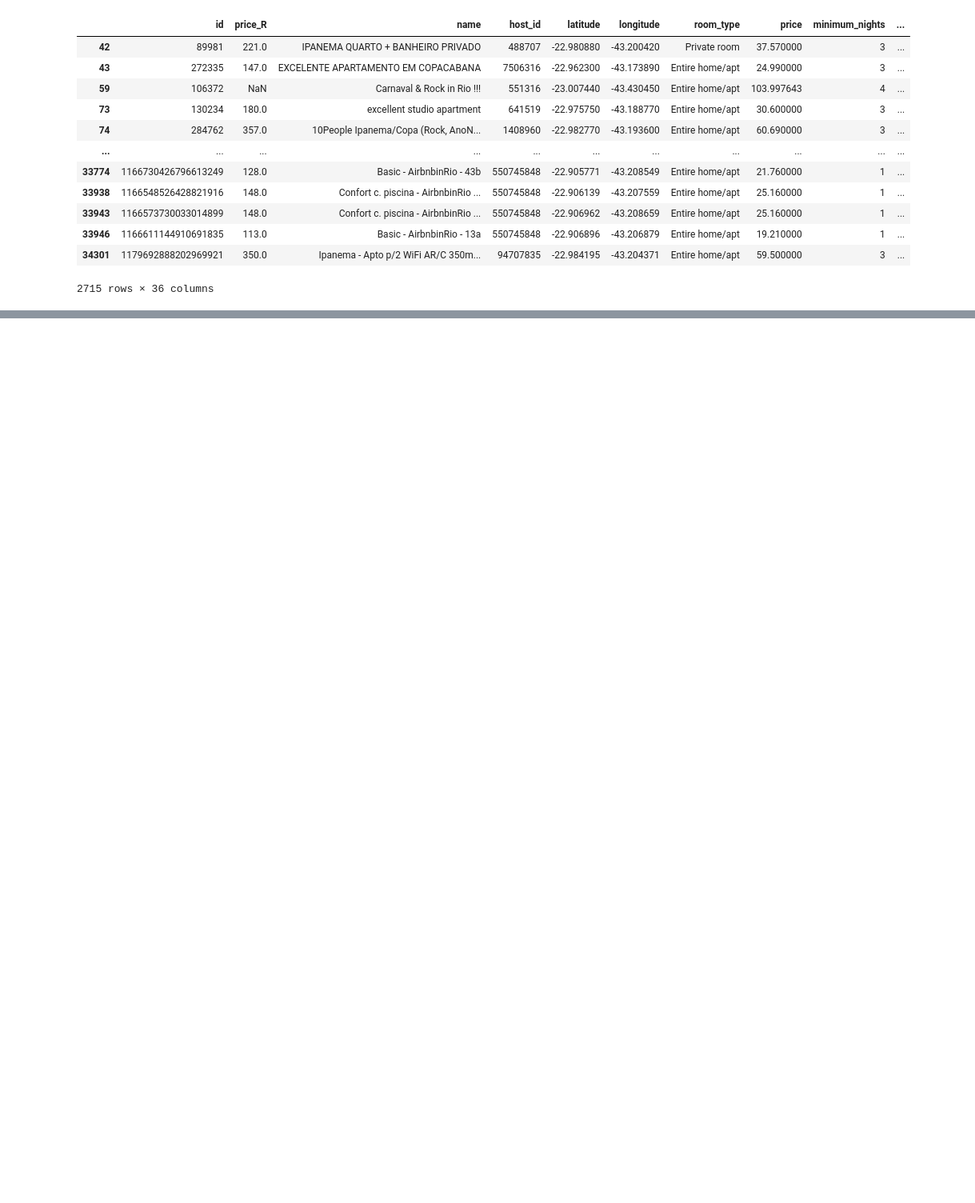
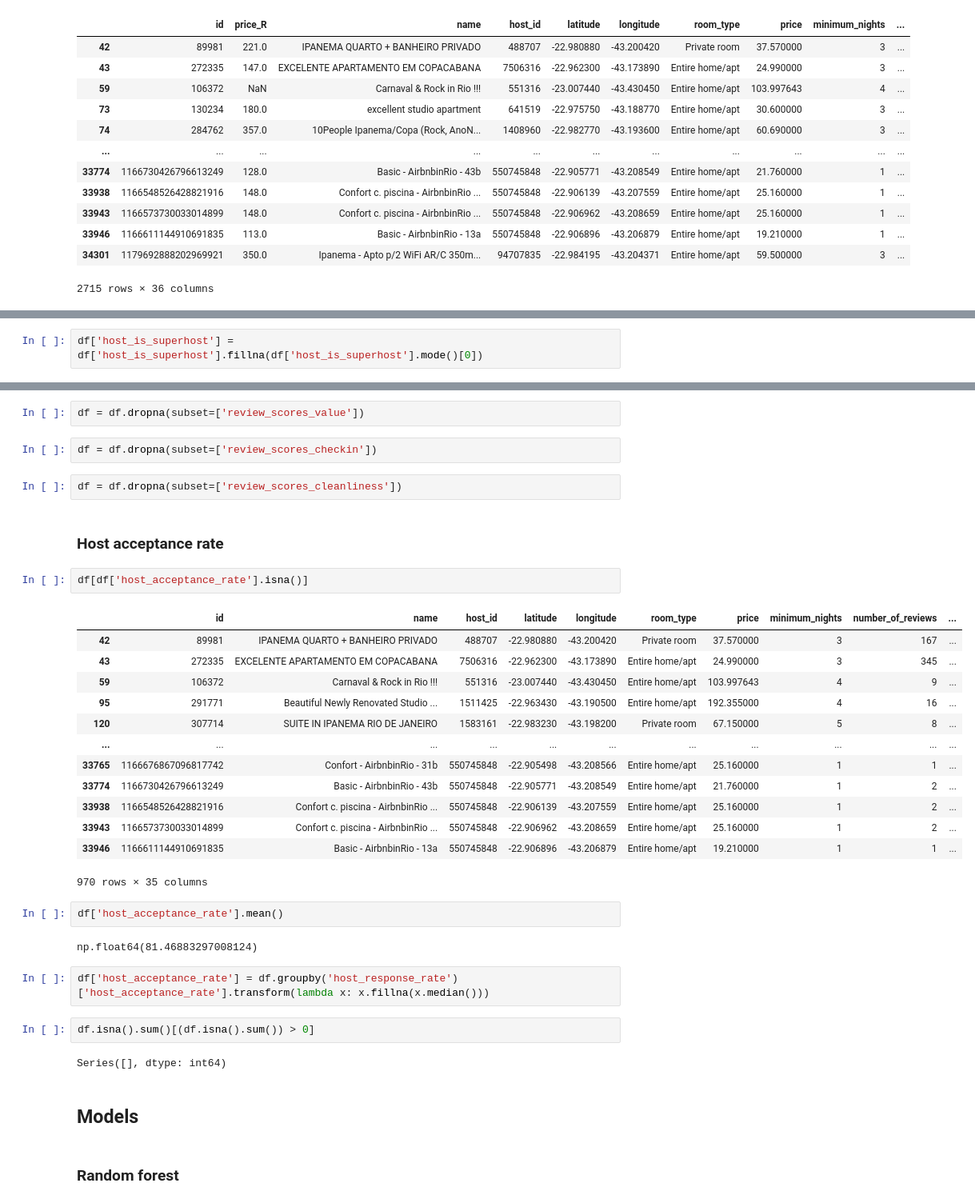
Before and after one commit to MarBenitez/airbnb-project, a Jupyter notebook: notebooks/testing_models.ipynb, the cells around one changed output, grey strips where cells are left out. Shown at 80% size. Cells and saved outputs as stored; diff of their text form; blank space fills up the shorter version.

Commit message:
handling missing values
handling missing values in notebook and implementing in data_cleaning and main

```diff
--- a/notebooks/testing_models.ipynb
+++ b/notebooks/testing_models.ipynb
@@ -134,0 +165,2 @@ df[df['host_response_time'].isna()]
+# %%
+df['host_is_superhost'] = df['host_is_superhost'].fillna(df['host_is_superhost'].mode()[0])
@@ -134,0 +188,38 @@ df[df['host_response_time'].isna()]
+# %%
+df = df.dropna(subset=['review_scores_value'])
+# %%
+df = df.dropna(subset=['review_scores_checkin'])
+# %%
+df = df.dropna(subset=['review_scores_cleanliness'])
+# %% [markdown]
+### Host acceptance rate
+# %%
+df[df['host_acceptance_rate'].isna()]
+# %% [output]
+|  | id | name | host_id | latitude | longitude | room_type | price | minimum_nights | number_of_reviews | ... |
+| 42 | 89981 | IPANEMA QUARTO + BANHEIRO PRIVADO | 488707 | -22.980880 | -43.200420 | Private room | 37.570000 | 3 | 167 | ... |
+| 43 | 272335 | EXCELENTE APARTAMENTO EM COPACABANA | 7506316 | -22.962300 | -43.173890 | Entire home/apt | 24.990000 | 3 | 345 | ... |
+| 59 | 106372 | Carnaval & Rock in Rio !!! | 551316 | -23.007440 | -43.430450 | Entire home/apt | 103.997643 | 4 | 9 | ... |
+| 95 | 291771 | Beautiful Newly Renovated Studio ... | 1511425 | -22.963430 | -43.190500 | Entire home/apt | 192.355000 | 4 | 16 | ... |
+| 120 | 307714 | SUITE IN IPANEMA RIO DE JANEIRO | 1583161 | -22.983230 | -43.198200 | Private room | 67.150000 | 5 | 8 | ... |
+| ... | ... | ... | ... | ... | ... | ... | ... | ... | ... | ... |
+| 33765 | 1166676867096817742 | Confort - AirbnbinRio - 31b | 550745848 | -22.905498 | -43.208566 | Entire home/apt | 25.160000 | 1 | 1 | ... |
+| 33774 | 1166730426796613249 | Basic - AirbnbinRio - 43b | 550745848 | -22.905771 | -43.208549 | Entire home/apt | 21.760000 | 1 | 2 | ... |
+| 33938 | 1166548526428821916 | Confort c. piscina - AirbnbinRio ... | 550745848 | -22.906139 | -43.207559 | Entire home/apt | 25.160000 | 1 | 2 | ... |
+| 33943 | 1166573730033014899 | Confort c. piscina - AirbnbinRio ... | 550745848 | -22.906962 | -43.208659 | Entire home/apt | 25.160000 | 1 | 2 | ... |
+| 33946 | 1166611144910691835 | Basic - AirbnbinRio - 13a | 550745848 | -22.906896 | -43.206879 | Entire home/apt | 19.210000 | 1 | 1 | ... |
+970 rows × 35 columns
+# %%
+df['host_acceptance_rate'].mean()
+# %% [output]
+np.float64(81.46883297008124)
+# %%
+df['host_acceptance_rate'] = df.groupby('host_response_rate')['host_acceptance_rate'].transform(lambda x: x.fillna(x.median()))
+# %%
+df.isna().sum()[(df.isna().sum()) > 0]
+# %% [output]
+Series([], dtype: int64)
+# %% [markdown]
+## Models
+# %% [markdown]
+### Random forest
```
Also changed, not shown: parts of 14 cells of this notebook, 4 other files.
